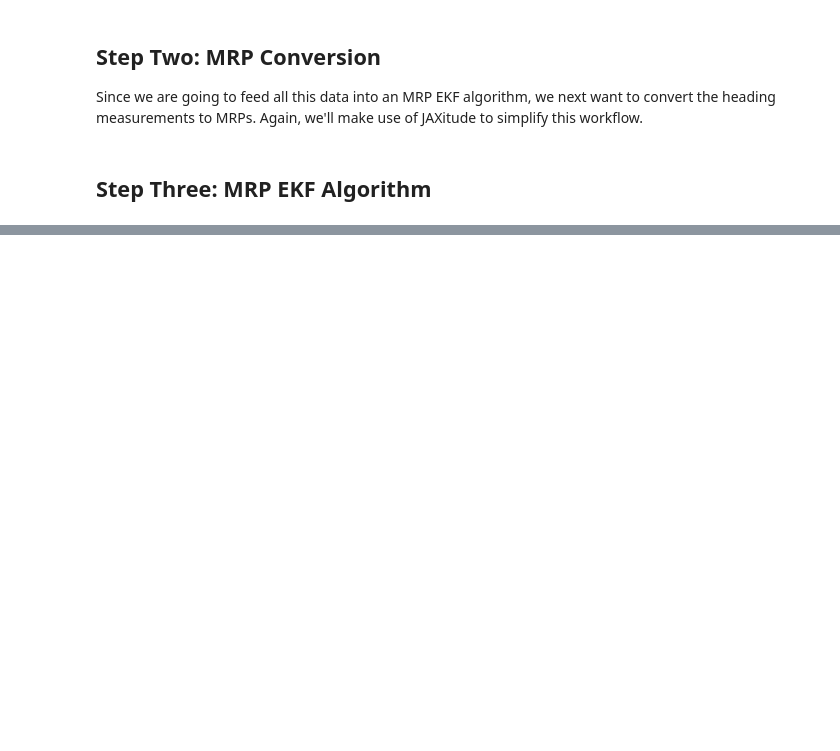
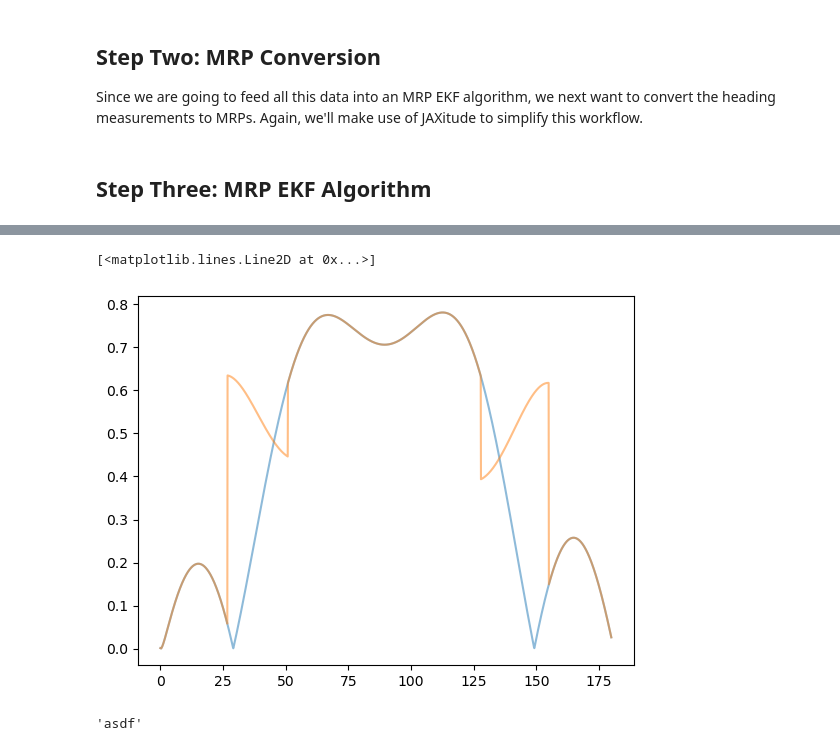
Before and after one commit to jhand1993/jaxitude, a Jupyter notebook: demos/demo_mrp_ekf.ipynb, the cells around one changed output, grey strips where cells are left out. Cells and saved outputs as stored; diff of their text form; code cells hidden in the pictures; blank space fills up the shorter version.

```diff
--- a/demos/demo_mrp_ekf.ipynb
+++ b/demos/demo_mrp_ekf.ipynb
@@ -223,0 +204,23 @@ plt.plot(t_data, mrp_true_data[:, 2, 0], alpha=0.5)
+# %%
+from jaxitude import base
+import importlib
+importlib.reload(base)
+
+from jaxitude.eulerangles import EulerAngle
+
+@vmap
+def ea321_to_b_sample(ea: jnp.ndarray) -> jnp.ndarray:
+    return EulerAngle(ea, '321').get_b_short()
+
+b_true_data2 = ea321_to_b_sample(ea_true_data)
+
+plt.plot(t_data, jnp.abs(b_true_data[:, 1, 0]), alpha=0.5)
+plt.plot(t_data, jnp.abs(b_true_data2[:, 1, 0]), alpha=0.5)
+# %% [output]
+[<matplotlib.lines.Line2D at 0x...>]
+[figure, added]
+# %%
+test = lambda *args: 'asdf'
+test(1)
+# %% [output]
+'asdf'
```
Also changed, not shown: parts of 11 cells of this notebook, 5 other files.
